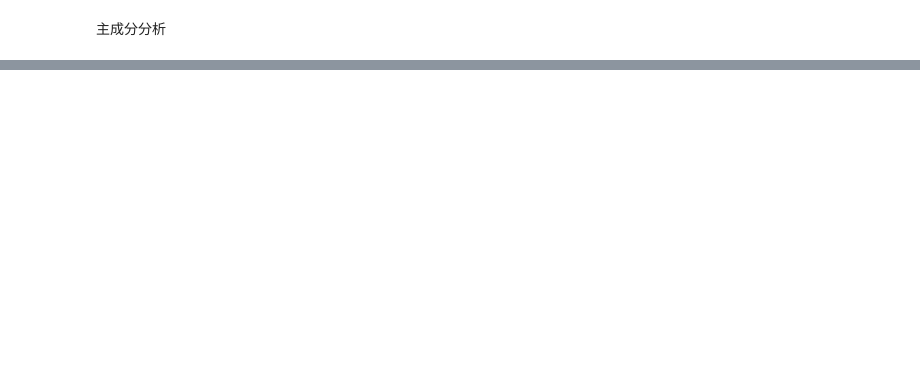
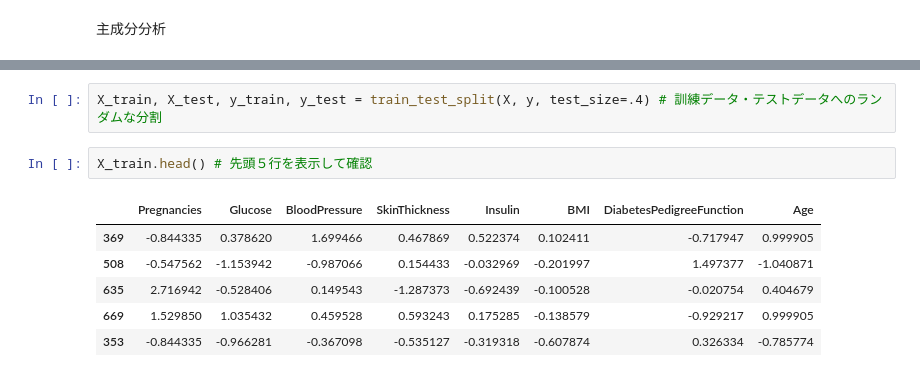
Before and after one commit to NaoT7010/PimaIndiansDiabetesDatabase, a Jupyter notebook: predict.ipynb, the cells around one changed output, grey strips where cells are left out. Saved outputs shown, nothing was run; the diff lists cells and outputs as text; blank space fills up the shorter version.

```diff
--- a/predict.ipynb
+++ b/predict.ipynb
@@ -186,0 +252,11 @@ plt.show()
+# %%
+X_train, X_test, y_train, y_test = train_test_split(X, y, test_size=.4) # 訓練データ・テストデータへのランダムな分割
+# %%
+X_train.head() # 先頭５行を表示して確認
+# %% [output]
+|  | Pregnancies | Glucose | BloodPressure | SkinThickness | Insulin | BMI | DiabetesPedigreeFunction | Age |
+| 369 | -0.844335 | 0.378620 | 1.699466 | 0.467869 | 0.522374 | 0.102411 | -0.717947 | 0.999905 |
+| 508 | -0.547562 | -1.153942 | -0.987066 | 0.154433 | -0.032969 | -0.201997 | 1.497377 | -1.040871 |
+| 635 | 2.716942 | -0.528406 | 0.149543 | -1.287373 | -0.692439 | -0.100528 | -0.020754 | 0.404679 |
+| 669 | 1.529850 | 1.035432 | 0.459528 | 0.593243 | 0.175285 | -0.138579 | -0.929217 | 0.999905 |
+| 353 | -0.844335 | -0.966281 | -0.367098 | -0.535127 | -0.319318 | -0.607874 | 0.326334 | -0.785774 |
```
Also changed, not shown: parts of 33 cells of this notebook.
